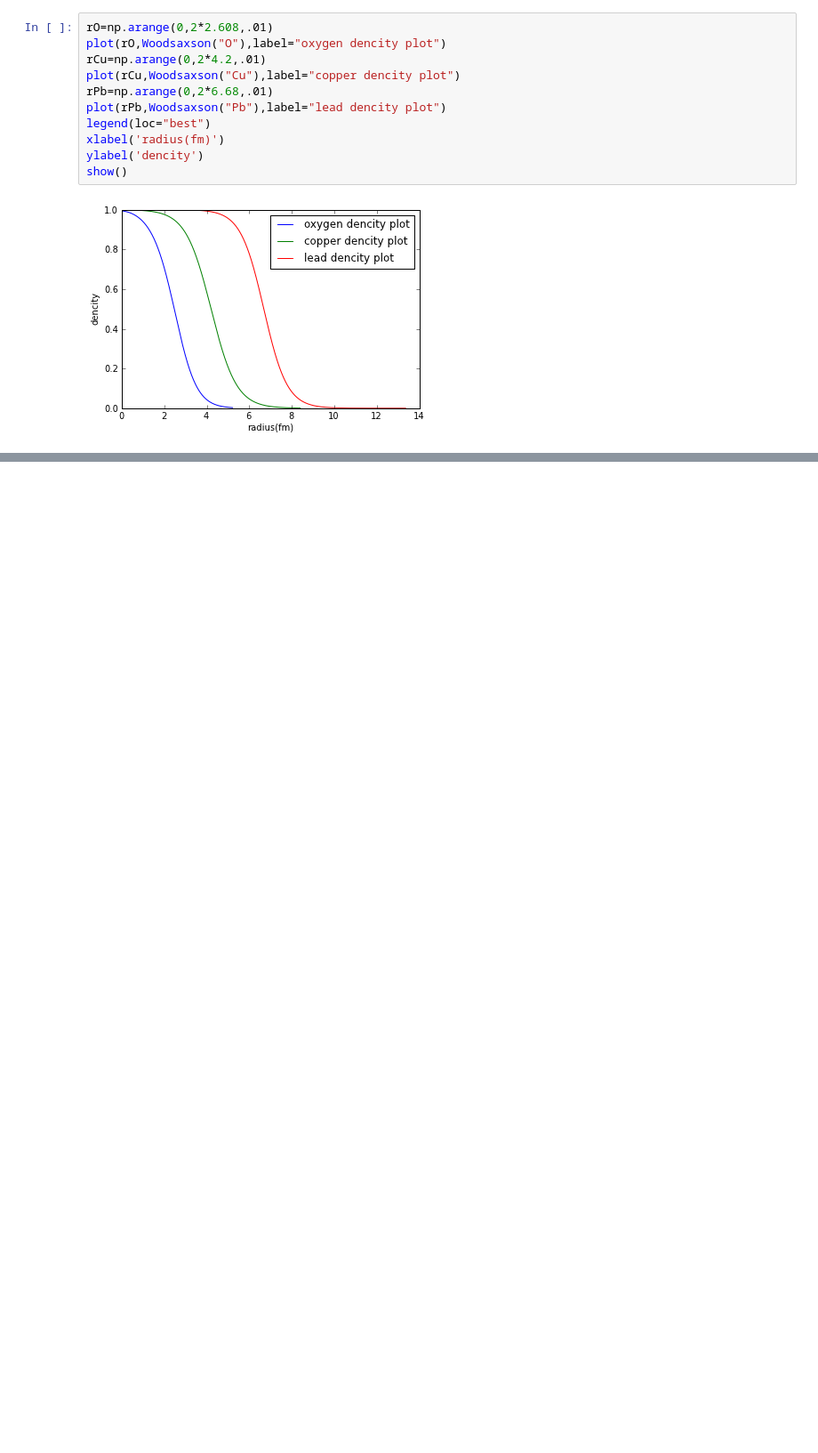
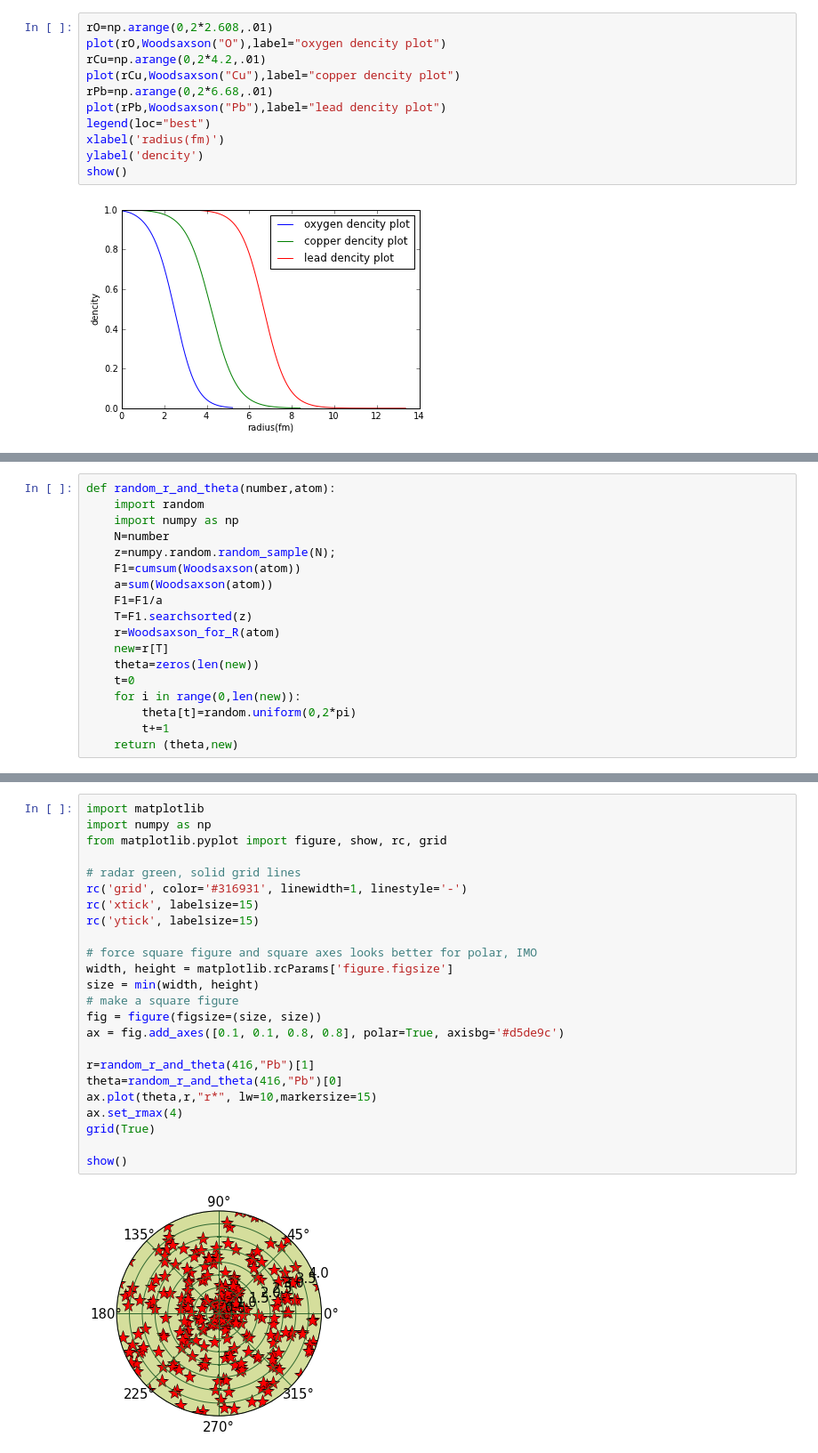
Before and after one commit to mmille60/PHYS202-SP2013, a Jupyter notebook: Project/Woodsaxons.ipynb, the cells around one changed output, grey strips where cells are left out. Shown: that part at 89% size. Cells and saved outputs as stored; diff of their text form; blank space fills up the shorter version.

```diff
--- a/Project/Woodsaxons.ipynb
+++ b/Project/Woodsaxons.ipynb
@@ -66,0 +130,18 @@ show()
+# %%
+def random_r_and_theta(number,atom):
+    import random
+    import numpy as np
+    N=number
+    z=numpy.random.random_sample(N);
+    F1=cumsum(Woodsaxson(atom))
+    a=sum(Woodsaxson(atom))
+    F1=F1/a
+    T=F1.searchsorted(z)
+    r=Woodsaxson_for_R(atom)
+    new=r[T]
+    theta=zeros(len(new))
+    t=0
+    for i in range(0,len(new)):
+        theta[t]=random.uniform(0,2*pi)
+        t+=1
+    return (theta,new)
@@ -66,0 +163,26 @@ show()
+# %%
+import matplotlib
+import numpy as np
+from matplotlib.pyplot import figure, show, rc, grid
+
+# radar green, solid grid lines
+rc('grid', color='#316931', linewidth=1, linestyle='-')
+rc('xtick', labelsize=15)
+rc('ytick', labelsize=15)
+
+# force square figure and square axes looks better for polar, IMO
+width, height = matplotlib.rcParams['figure.figsize']
+size = min(width, height)
+# make a square figure
+fig = figure(figsize=(size, size))
+ax = fig.add_axes([0.1, 0.1, 0.8, 0.8], polar=True, axisbg='#d5de9c')
+
+r=random_r_and_theta(416,"Pb")[1]
+theta=random_r_and_theta(416,"Pb")[0]
+ax.plot(theta,r,"r*", lw=10,markersize=15)
+ax.set_rmax(4)
+grid(True)
+
+show()
+# %% [output]
+[figure, added]
```
Also changed, not shown: parts of 5 cells of this notebook, 2 other files.
